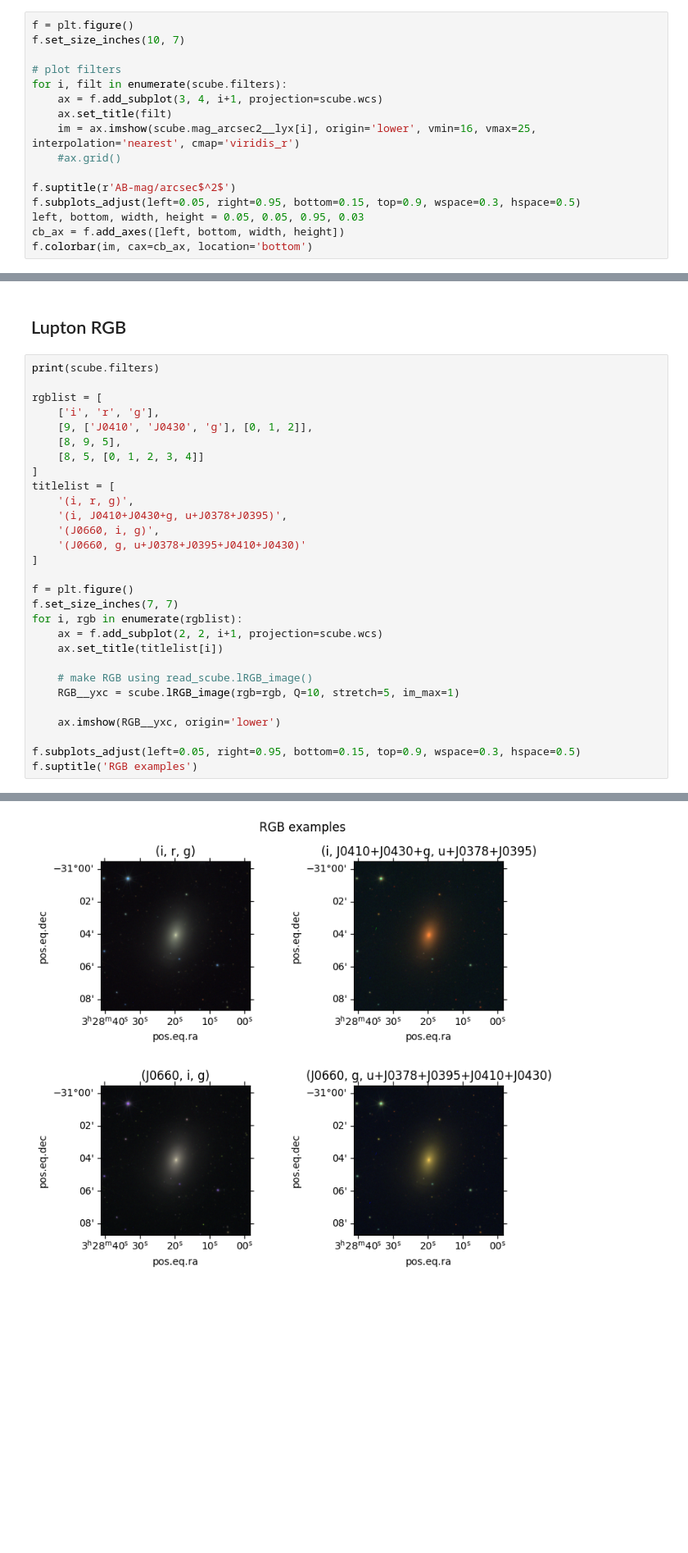
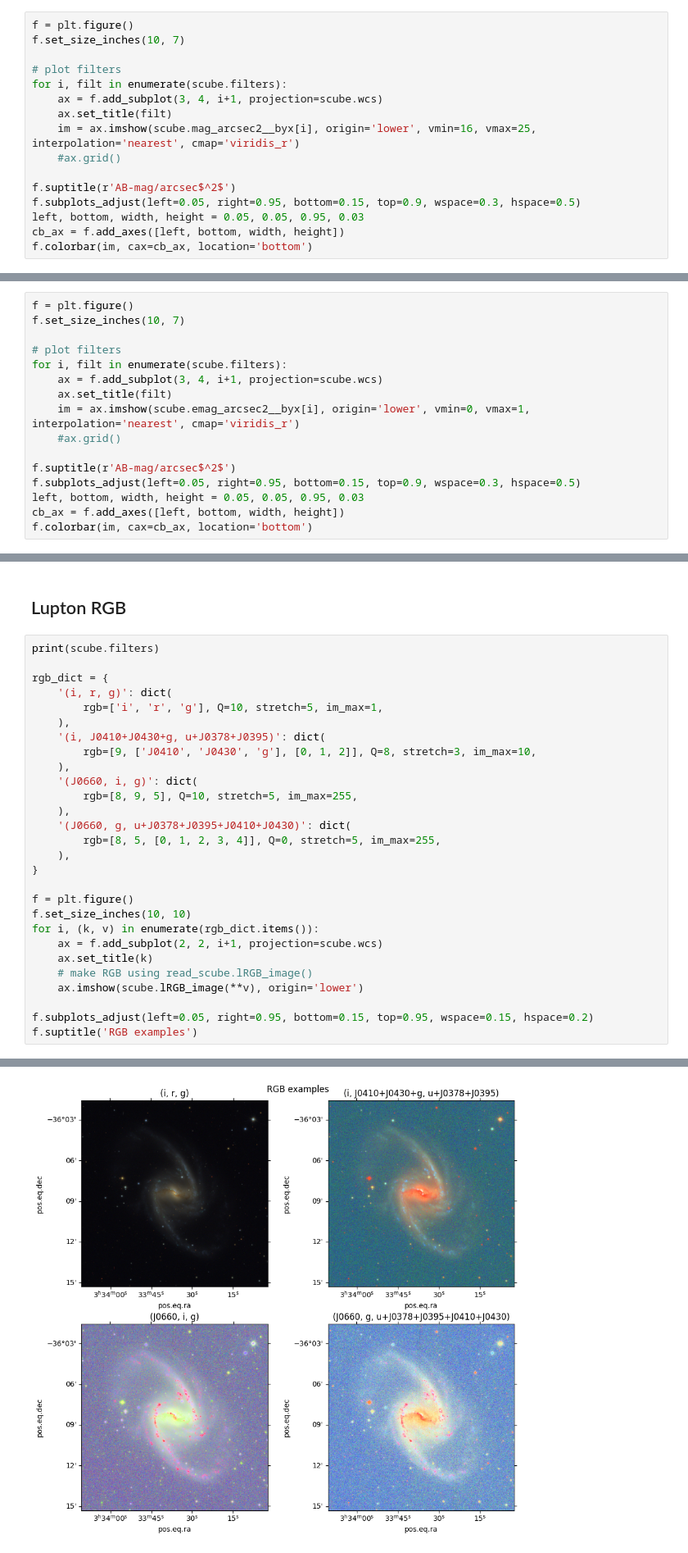
Before and after one commit to splus-collab/splusdata, a Jupyter notebook: splusdata/scubes/SCubes_example.ipynb, the cells around one changed output, grey strips where cells are left out. Shown at 82% size. Saved outputs shown, nothing was run; the diff lists cells and outputs as text; blank space fills up the shorter version.

Commit message:
scubes: fix errors calculation

```diff
--- a/splusdata/scubes/SCubes_example.ipynb
+++ b/splusdata/scubes/SCubes_example.ipynb
@@ -65,7 +65,7 @@ f.set_size_inches(10, 7)
 for i, filt in enumerate(scube.filters):
     ax = f.add_subplot(3, 4, i+1, projection=scube.wcs)
     ax.set_title(filt)
-    im = ax.imshow(scube.mag_arcsec2__lyx[i], origin='lower', vmin=16, vmax=25, interpolation='nearest', cmap='viridis_r')
+    im = ax.imshow(scube.mag_arcsec2__byx[i], origin='lower', vmin=16, vmax=25, interpolation='nearest', cmap='viridis_r')
     #ax.grid()
 
 f.suptitle(r'AB-mag/arcsec$^2$')
@@ -78,0 +79,16 @@ f.colorbar(im, cax=cb_ax, location='bottom')
+# %%
+f = plt.figure()
+f.set_size_inches(10, 7)
+
+# plot filters
+for i, filt in enumerate(scube.filters):
+    ax = f.add_subplot(3, 4, i+1, projection=scube.wcs)
+    ax.set_title(filt)
+    im = ax.imshow(scube.emag_arcsec2__byx[i], origin='lower', vmin=0, vmax=1, interpolation='nearest', cmap='viridis_r')
+    #ax.grid()
+
+f.suptitle(r'AB-mag/arcsec$^2$')
+f.subplots_adjust(left=0.05, right=0.95, bottom=0.15, top=0.9, wspace=0.3, hspace=0.5)
+left, bottom, width, height = 0.05, 0.05, 0.95, 0.03
+cb_ax = f.add_axes([left, bottom, width, height])
+f.colorbar(im, cax=cb_ax, location='bottom')
@@ -81,36 +100,35 @@ f.colorbar(im, cax=cb_ax, location='bottom')
 # %%
 print(scube.filters)
 
-rgblist = [
-    ['i', 'r', 'g'],
-    [9, ['J0410', 'J0430', 'g'], [0, 1, 2]],
-    [8, 9, 5],
-    [8, 5, [0, 1, 2, 3, 4]]
-]
-titlelist = [
-    '(i, r, g)',
-    '(i, J0410+J0430+g, u+J0378+J0395)',
-    '(J0660, i, g)',
-    '(J0660, g, u+J0378+J0395+J0410+J0430)'
-]
+rgb_dict = {
+    '(i, r, g)': dict(
+        rgb=['i', 'r', 'g'], Q=10, stretch=5, im_max=1,
+    ),
+    '(i, J0410+J0430+g, u+J0378+J0395)': dict(
+        rgb=[9, ['J0410', 'J0430', 'g'], [0, 1, 2]], Q=8, stretch=3, im_max=10,
+    ),
+    '(J0660, i, g)': dict(
+        rgb=[8, 9, 5], Q=10, stretch=5, im_max=255,
+    ),
+    '(J0660, g, u+J0378+J0395+J0410+J0430)': dict(
+        rgb=[8, 5, [0, 1, 2, 3, 4]], Q=0, stretch=5, im_max=255,
+    ),
+}
 
 f = plt.figure()
-f.set_size_inches(7, 7)
-for i, rgb in enumerate(rgblist):
+f.set_size_inches(10, 10)
+for i, (k, v) in enumerate(rgb_dict.items()):
     ax = f.add_subplot(2, 2, i+1, projection=scube.wcs)
-    ax.set_title(titlelist[i])
+    ax.set_title(k)
+    # make RGB using read_scube.lRGB_image()
+    ax.imshow(scube.lRGB_image(**v), origin='lower')
 
-    # make RGB using read_scube.lRGB_image()
-    RGB__yxc = scube.lRGB_image(rgb=rgb, Q=10, stretch=5, im_max=1)
-
-    ax.imshow(RGB__yxc, origin='lower')
-
-f.subplots_adjust(left=0.05, right=0.95, bottom=0.15, top=0.9, wspace=0.3, hspace=0.5)
+f.subplots_adjust(left=0.05, right=0.95, bottom=0.15, top=0.95, wspace=0.15, hspace=0.2)
 f.suptitle('RGB examples')
 # %% [output]
 ['u', 'J0378', 'J0395', 'J0410', 'J0430', 'g', 'J0515', 'r', 'J0660', 'i', 'J0861', 'z']
 Text(0.5, 0.98, 'RGB examples')
-[figure, old version]
+[figure, new version]
 # %%
 FILTER_COLORS = {
     'u': 'indigo',
```
Also changed, not shown: parts of 6 cells of this notebook, 3 other files.
